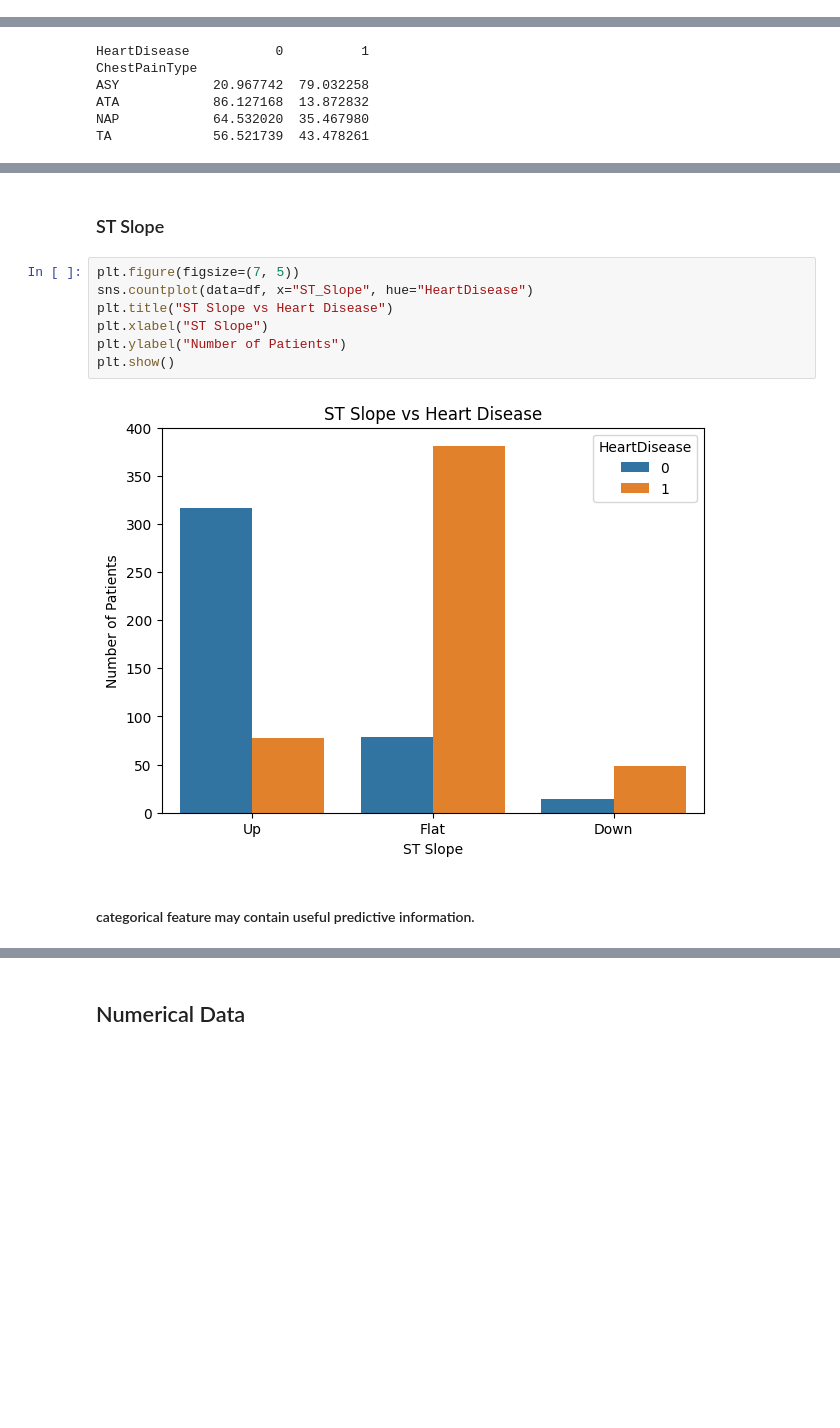
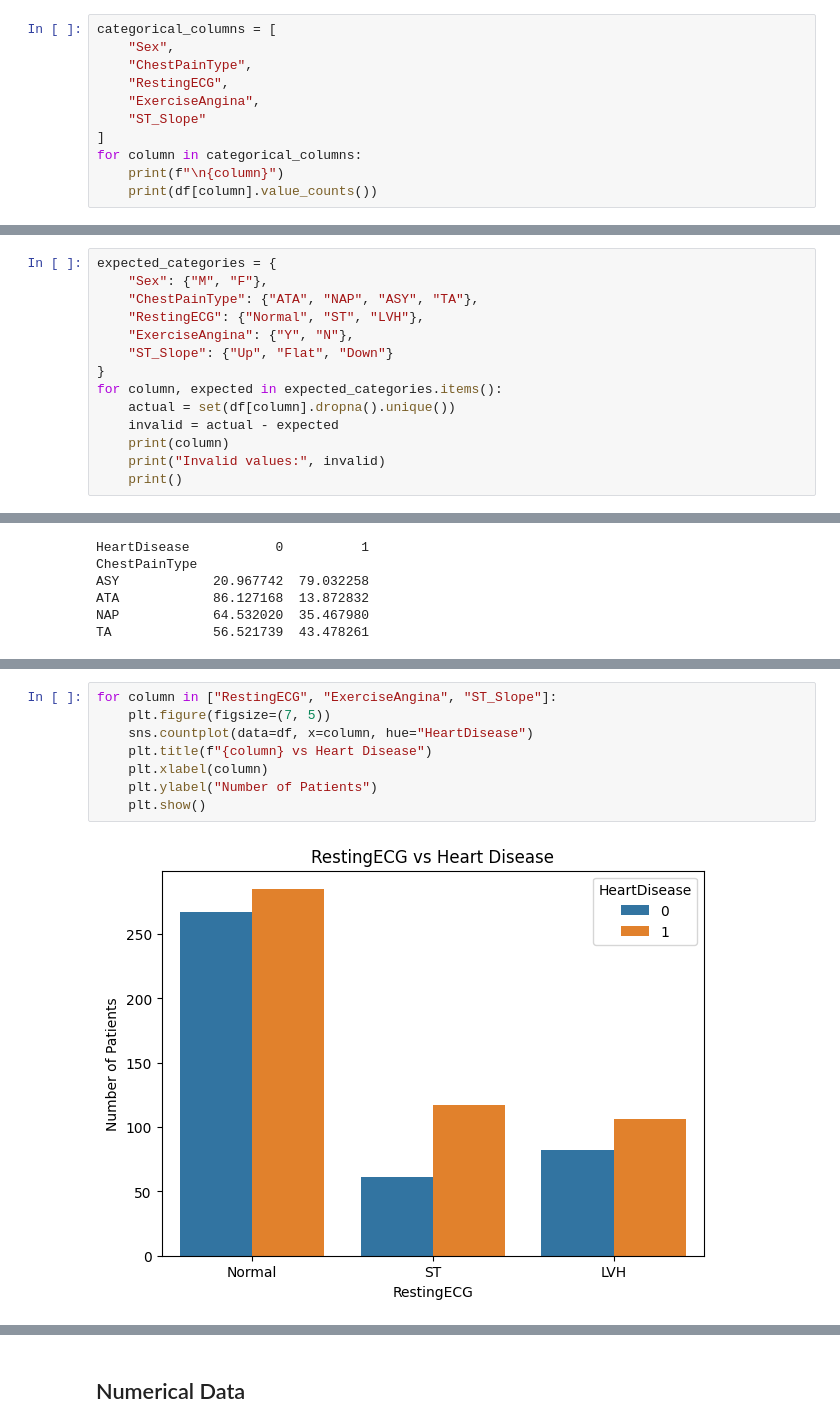
Before and after one commit to Kakul-07/EDA-Task, a Jupyter notebook: Heart/eda.ipynb, the cells around one changed output, grey strips where cells are left out. Drawn from its saved outputs; the diff is of its cells as text; blank space fills up the shorter version.

Commit message:
Complete EDA on Heart dataset"

```diff
--- a/Heart/eda.ipynb
+++ b/Heart/eda.ipynb
@@ -184,3 +200,14 @@ categorical_columns = df.select_dtypes(include=["object","str"]).columns
 print("\nCategorical Columns:",categorical_columns)
 # %% [output]
 Categorical Columns: Index(['Sex', 'ChestPainType', 'RestingECG', 'ExerciseAngina', 'ST_Slope'], dtype='str')
+# %%
+categorical_columns = [
+    "Sex",
+    "ChestPainType",
+    "RestingECG",
+    "ExerciseAngina",
+    "ST_Slope"
+]
+for column in categorical_columns:
+    print(f"\n{column}")
+    print(df[column].value_counts())
@@ -186,0 +232,14 @@ Categorical Columns: Index(['Sex', 'ChestPainType', 'RestingECG', 'ExerciseAngin
+# %%
+expected_categories = {
+    "Sex": {"M", "F"},
+    "ChestPainType": {"ATA", "NAP", "ASY", "TA"},
+    "RestingECG": {"Normal", "ST", "LVH"},
+    "ExerciseAngina": {"Y", "N"},
+    "ST_Slope": {"Up", "Flat", "Down"}
+}
+for column, expected in expected_categories.items():
+    actual = set(df[column].dropna().unique())
+    invalid = actual - expected
+    print(column)
+    print("Invalid values:", invalid)
+    print()
@@ -340,13 +437,10 @@ plt.show()
-# %% [markdown]
-### ST Slope
-# %%
-plt.figure(figsize=(7, 5))
-sns.countplot(data=df, x="ST_Slope", hue="HeartDisease")
-plt.title("ST Slope vs Heart Disease")
-plt.xlabel("ST Slope")
-plt.ylabel("Number of Patients")
-plt.show()
-# %% [output]
-[figure, removed]
-# %% [markdown]
-#### categorical feature may contain useful predictive information.
+# %%
+for column in ["RestingECG", "ExerciseAngina", "ST_Slope"]:
+    plt.figure(figsize=(7, 5))
+    sns.countplot(data=df, x=column, hue="HeartDisease")
+    plt.title(f"{column} vs Heart Disease")
+    plt.xlabel(column)
+    plt.ylabel("Number of Patients")
+    plt.show()
+# %% [output]
+[figure, added]
```
Also changed, not shown: parts of 82 cells of this notebook, 1 other file.
